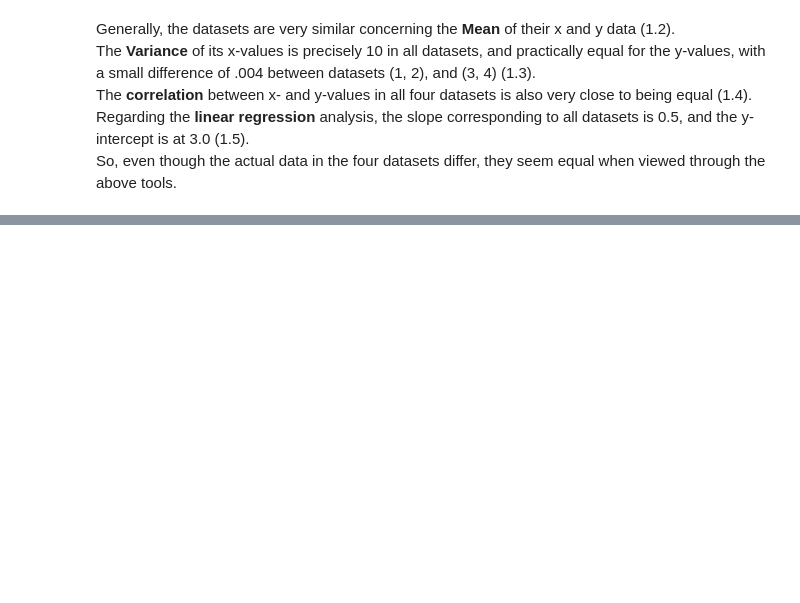
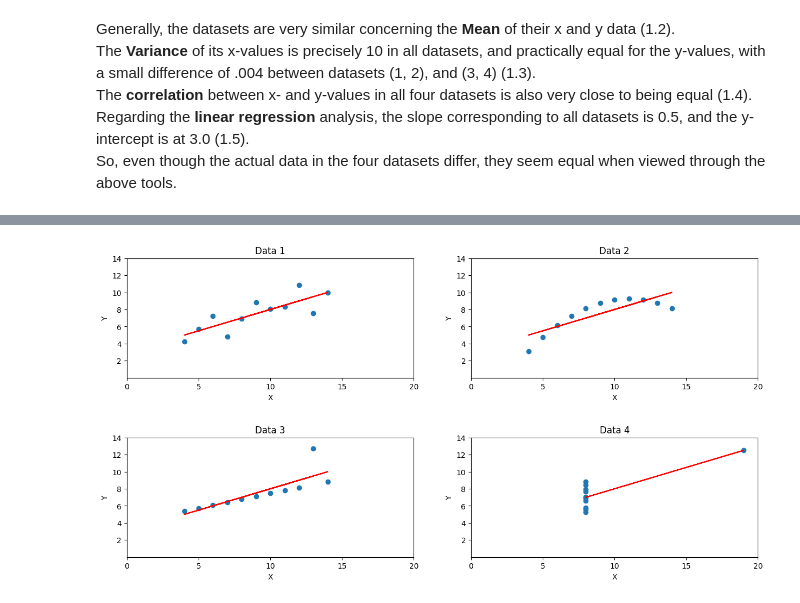
Before and after one commit to clbokea/socialdata2024, a Jupyter notebook: clbo/exercises_week2.ipynb, the cells around one changed output, grey strips where cells are left out. Drawn from its saved outputs; the diff is of its cells as text; code cells hidden in the pictures; blank space fills up the shorter version.

```diff
--- a/clbo/exercises_week2.ipynb
+++ b/clbo/exercises_week2.ipynb
@@ -65,9 +65,9 @@ Mean of Y values: 7.50
 ### 1.3 Now calculate the variance for all of the various sets of x- and y-values, by using the numpy function var.
 Print it to three decimal places.
 # %%
-for i, val in enumerate(data.values(), start=1):
-    x_var = np.var(data[f'df{i}']['x'])
-    y_var = np.var(data[f'df{i}']['y'])
+for i, df in enumerate(data.values(), start=1):
+    x_var = np.var(df['x'])
+    y_var = np.var(df['y'])
 
     print(f'Variance of data in data{i}.tsv file')
     print('=================')
@@ -98,8 +98,8 @@ Variation of Y values: 3.748
 ### 1.4 Use numpy to calculate the Pearson correlation between x- and y-values for all four data sets
 (also print to three decimal places)
 # %%
-for i, val in enumerate(data.values(), start=1):
-    matrix = np.corrcoef(data[f'df{i}']['x'], data[f'df{i}']['y'])
+for i, df in enumerate(data.values(), start=1):
+    matrix = np.corrcoef(df['x'], df['y'])
 
     print(f'PCC of data in data{i}.tsv file')
     print('=================')
@@ -127,8 +127,8 @@ PCC between x and y: 0.817
 # %%
 from scipy import stats
 # %%
-for i, val in enumerate(data.values(), start=1):
-    a, b, r_value, p_value, std_err = stats.linregress(data[f'df{i}']['x'], data[f'df{i}']['y'])
+for i, df in enumerate(data.values(), start=1):
+    a, b, r_value, p_value, std_err = stats.linregress(df['x'], df['y'])
 
     print(f'Linier regression of data in data{i}.tsv file')
     print('==============================================')
@@ -165,0 +171,27 @@ So, even though the actual data in the four datasets differ, they seem equal whe
+# %%
+a, b, r_value, p_value, std_err = stats.linregress(df['x'], df['y'])
+# %%
+fig = plt.figure(figsize=(15, 20))  # create a figure (canvas like)
+plt.subplots_adjust(hspace=0.5)  # addjust the space between the rows
+
+for i, df in enumerate(data.values(), start=1):
+
+    a, b, *args = stats.linregress(df['x'], df['y']) # calculate the linear regression
+    reg = a * df['x'] + b # calculate the y koordiantes for the regression line (slope * x-values * intersction).
+
+    # add the data to a subplot
+    ax = fig.add_subplot(len(df)//2, 2, i) # specify how many rows in the axes in the figure, how many collums (2), and which number of the total the specific plot is
+    ax.set_title(f'Data {i}')
+    ax.set_xlim([0, 20]) # set x axis to show from 0 to 20
+    ax.set_ylim([0, 14]) # set y axis to show from 0 to 14
+    ax.set_xticks(range(0, 21, 5)) # adjust the x-ticks layout
+    ax.set_yticks(range(2, 15, 2)) # adjust the y-ticks layout
+    ax.set_xlabel('X')
+    ax.set_ylabel('Y')
+
+    ax.scatter(df['x'], df['y']) # add data to the chart (x,y)
+    ax.plot(df['x'], reg, color='red') # add the regression line
+
+plt.show()
+# %% [output]
+[figure, added]
```
Also changed, not shown: parts of 3 cells of this notebook.
